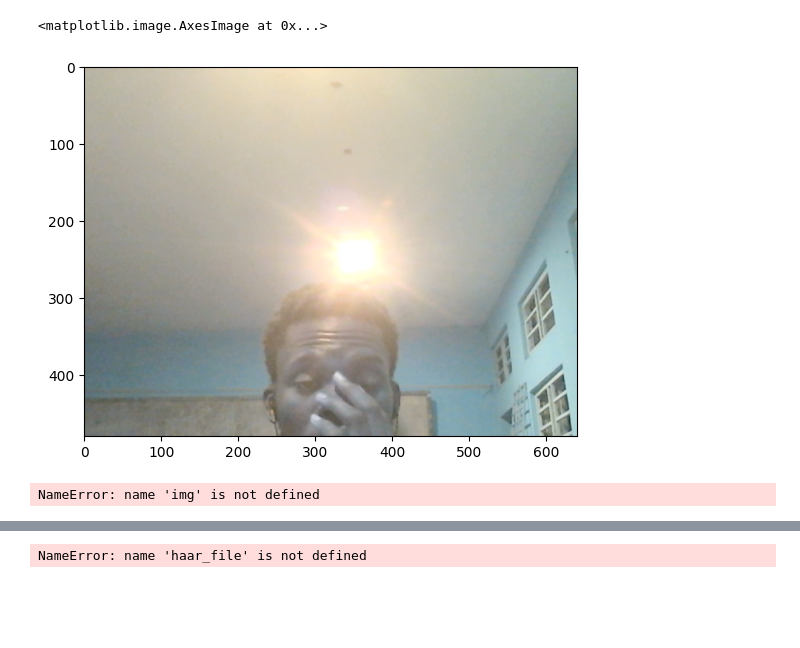
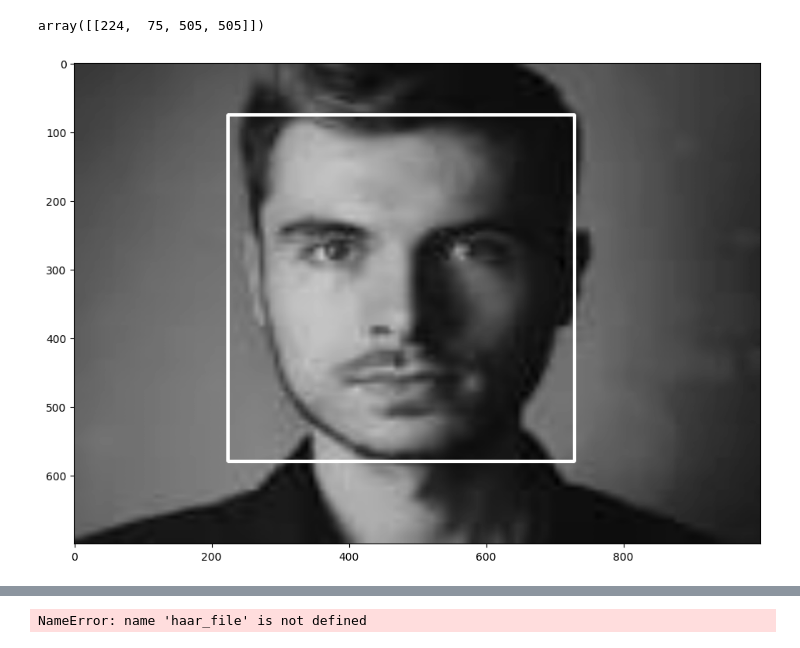
Before and after one commit to Godwin-T/Register-Project, a Jupyter notebook: test.ipynb, the cells around one changed output, grey strips where cells are left out. Drawn from its saved outputs; the diff is of its cells as text; code cells hidden in the pictures; blank space fills up the shorter version.

```diff
--- a/test.ipynb
+++ b/test.ipynb
@@ -12,3 +52,26 @@ warnings.filterwarnings('ignore')
+# %%
+faceClassifier = cv2.CascadeClassifier(
+            "C:/Users/Godwin/Documents/Workflow/opencv/chapter3/3923_04/cameo/cascades/haarcascade_frontalface_alt.xml")
+eyeClassifier = cv2.CascadeClassifier("C:/Users/Godwin/Documents/Workflow/opencv/chapter3/3923_04/cameo/cascades/haarcascade_eye.xml")
+
+
+path = "C:/Users/Godwin/Pictures/Saved Pictures/download.jpg"
+image = cv2.imread(path, cv2.IMREAD_GRAYSCALE)
+image = cv2.resize(image, (1000,700))
+
+faces = update(image, faceClassifier)
+faces
+# %% [output]
+array([[224,  75, 505, 505]])
+# %%
+for (x, y, w, h) in faces:
+    # Draw rectangle around the face
+    img = cv2.rectangle(image, (x, y), (x+w, y+h), (255, 255, 255), 3)
+plt.figure(figsize=(12,8))
+plt.imshow(image, cmap= 'gray')
+plt.show()
+# %% [output]
+[figure, added]
 # %%
 def capture():
     vid = cv2.VideoCapture(0)
@@ -55,9 +130,0 @@ frame = capture()
-# %%
-plt.imshow(frame)
-# %% [output]
-<matplotlib.image.AxesImage at 0x...>
-[figure, removed]
-# %%
-np.asarray(img).shape
-# %% [output]
-NameError: name 'img' is not defined
```
Also changed, not shown: parts of 5 cells of this notebook, 1 other file.
